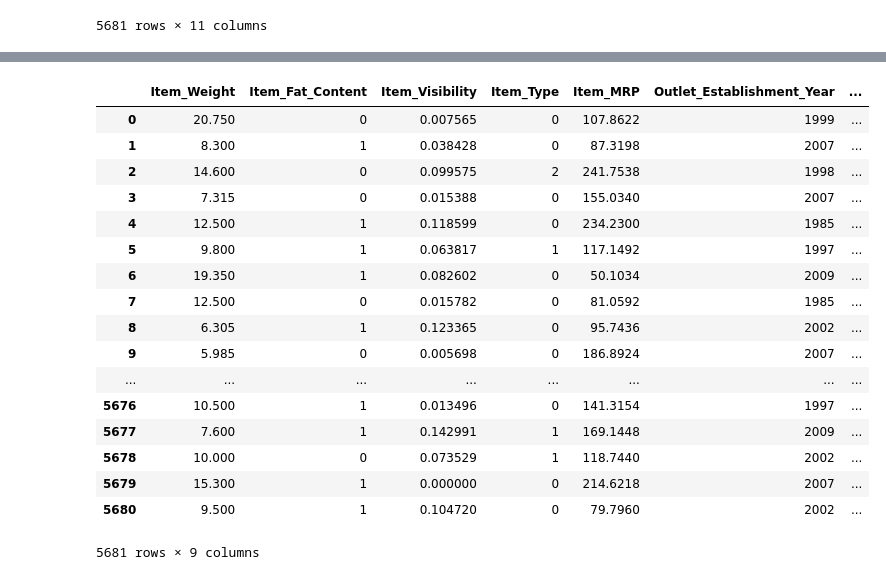
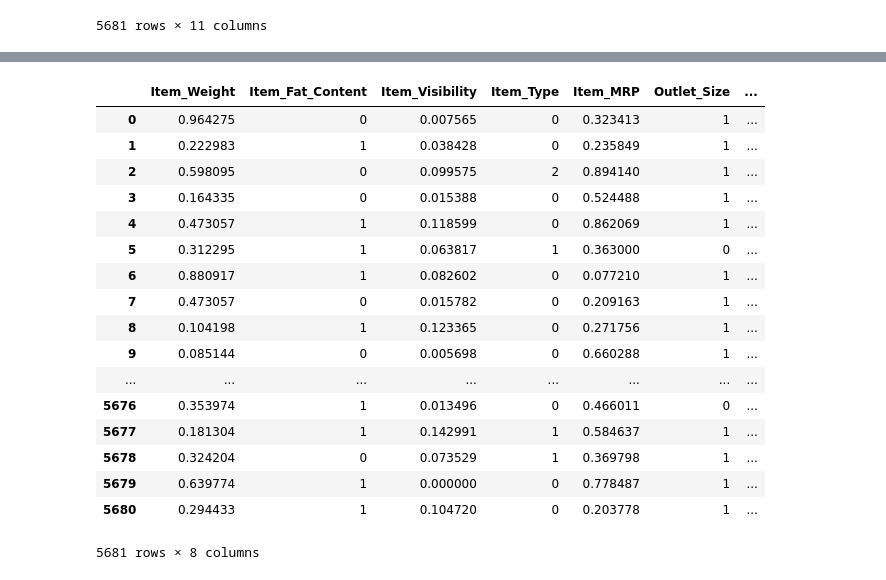
Before and after one commit to abhaya3108/MachineLearningProjects, a Jupyter notebook: Big Mart Sales III.ipynb, the cells around one changed output, grey strips where cells are left out. Saved outputs shown, nothing was run; the diff lists cells and outputs as text; code cells hidden in the pictures.

```diff
--- a/Big Mart Sales III.ipynb
+++ b/Big Mart Sales III.ipynb
@@ -99,3 +79,6 @@ plt.show()
 # %%
 data['Item_Weight'].fillna((data['Item_Weight'].median()), inplace=True)
 data['Item_Visibility'] = data['Item_Visibility'].replace(0.000000, data['Item_Visibility'].median())
+# %%
+def normalize(x):
+    return (x-min(x))/(max(x)-min(x))
@@ -261,27 +267,29 @@ subm
 5681 rows × 3 columns
 # %%
 data_test['Item_Weight'].fillna((data_test['Item_Weight'].median()), inplace=True)
-data_test = data_test.drop(['Item_Identifier', 'Outlet_Identifier'], axis=1)
+data_test = data_test.drop(['Item_Identifier', 'Outlet_Identifier','Outlet_Establishment_Year'], axis=1)
+data_test['Item_Weight'] = normalize(data_test['Item_Weight'])
+data_test['Item_MRP'] = normalize(data_test['Item_MRP'])
 data_test
 # %% [output]
-|  | Item_Weight | Item_Fat_Content | Item_Visibility | Item_Type | Item_MRP | Outlet_Establishment_Year | ... |
-| 0 | 20.750 | 0 | 0.007565 | 0 | 107.8622 | 1999 | ... |
-| 1 | 8.300 | 1 | 0.038428 | 0 | 87.3198 | 2007 | ... |
-| 2 | 14.600 | 0 | 0.099575 | 2 | 241.7538 | 1998 | ... |
-| 3 | 7.315 | 0 | 0.015388 | 0 | 155.0340 | 2007 | ... |
-| 4 | 12.500 | 1 | 0.118599 | 0 | 234.2300 | 1985 | ... |
-| 5 | 9.800 | 1 | 0.063817 | 1 | 117.1492 | 1997 | ... |
-| 6 | 19.350 | 1 | 0.082602 | 0 | 50.1034 | 2009 | ... |
-| 7 | 12.500 | 0 | 0.015782 | 0 | 81.0592 | 1985 | ... |
-| 8 | 6.305 | 1 | 0.123365 | 0 | 95.7436 | 2002 | ... |
-| 9 | 5.985 | 0 | 0.005698 | 0 | 186.8924 | 2007 | ... |
+|  | Item_Weight | Item_Fat_Content | Item_Visibility | Item_Type | Item_MRP | Outlet_Size | ... |
+| 0 | 0.964275 | 0 | 0.007565 | 0 | 0.323413 | 1 | ... |
+| 1 | 0.222983 | 1 | 0.038428 | 0 | 0.235849 | 1 | ... |
+| 2 | 0.598095 | 0 | 0.099575 | 2 | 0.894140 | 1 | ... |
+| 3 | 0.164335 | 0 | 0.015388 | 0 | 0.524488 | 1 | ... |
+| 4 | 0.473057 | 1 | 0.118599 | 0 | 0.862069 | 1 | ... |
+| 5 | 0.312295 | 1 | 0.063817 | 1 | 0.363000 | 0 | ... |
+| 6 | 0.880917 | 1 | 0.082602 | 0 | 0.077210 | 1 | ... |
+| 7 | 0.473057 | 0 | 0.015782 | 0 | 0.209163 | 1 | ... |
+| 8 | 0.104198 | 1 | 0.123365 | 0 | 0.271756 | 1 | ... |
+| 9 | 0.085144 | 0 | 0.005698 | 0 | 0.660288 | 1 | ... |
 | ... | ... | ... | ... | ... | ... | ... | ... |
-| 5676 | 10.500 | 1 | 0.013496 | 0 | 141.3154 | 1997 | ... |
-| 5677 | 7.600 | 1 | 0.142991 | 1 | 169.1448 | 2009 | ... |
-| 5678 | 10.000 | 0 | 0.073529 | 1 | 118.7440 | 2002 | ... |
-| 5679 | 15.300 | 1 | 0.000000 | 0 | 214.6218 | 2007 | ... |
-| 5680 | 9.500 | 1 | 0.104720 | 0 | 79.7960 | 2002 | ... |
+| 5676 | 0.353974 | 1 | 0.013496 | 0 | 0.466011 | 0 | ... |
+| 5677 | 0.181304 | 1 | 0.142991 | 1 | 0.584637 | 1 | ... |
+| 5678 | 0.324204 | 0 | 0.073529 | 1 | 0.369798 | 1 | ... |
+| 5679 | 0.639774 | 1 | 0.000000 | 0 | 0.778487 | 1 | ... |
+| 5680 | 0.294433 | 1 | 0.104720 | 0 | 0.203778 | 1 | ... |
-5681 rows × 9 columns
+5681 rows × 8 columns
 # %%
 predictions = models[2][1].predict(data_test)
 subm['Item_Outlet_Sales'] = np.abs(predictions)
```
Also changed, not shown: parts of 6 cells of this notebook.
